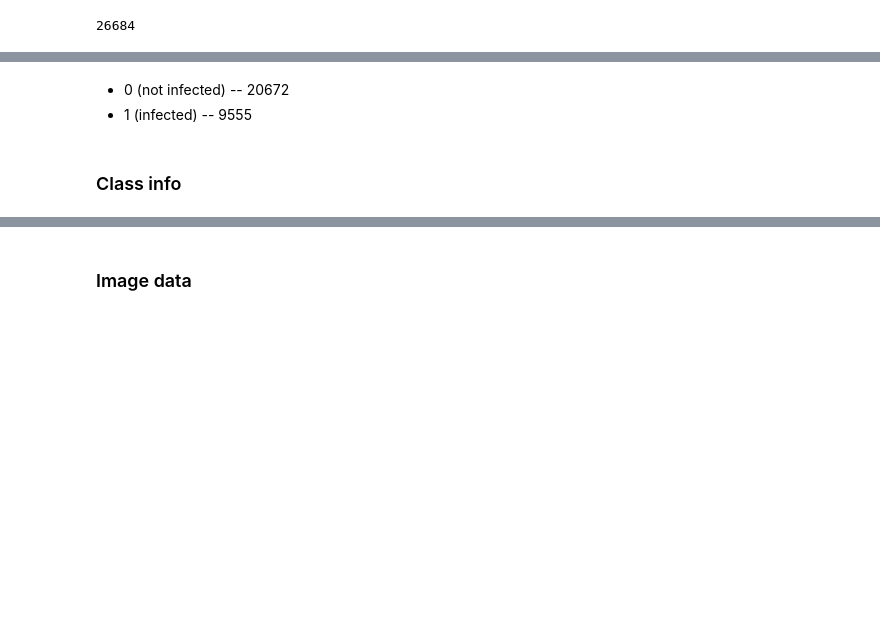
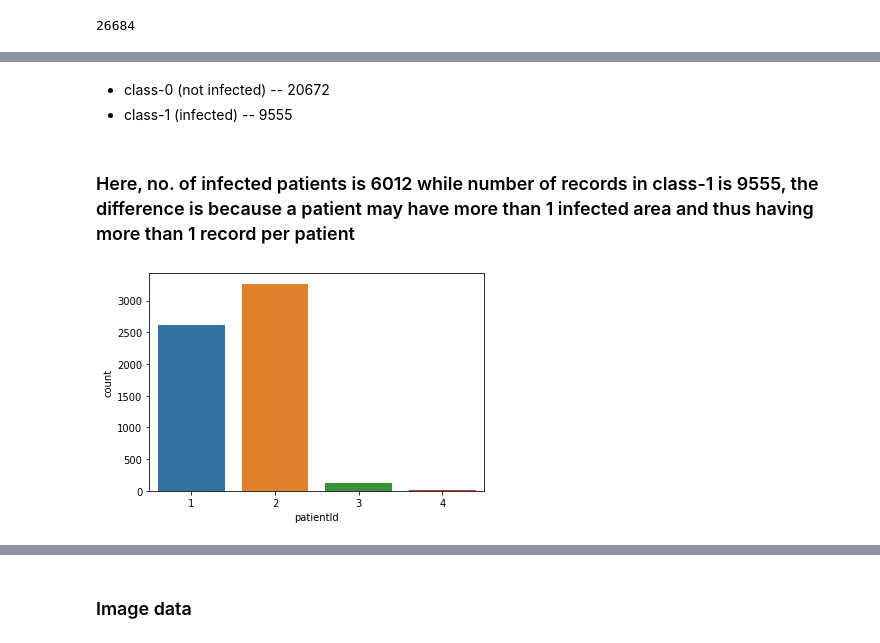
Before and after one commit to utkarsh-21st/RSNA-Pneumonia-Detection, a Jupyter notebook: notebook.ipynb, the cells around one changed output, grey strips where cells are left out. Cells and saved outputs as stored; diff of their text form; code cells hidden in the pictures; blank space fills up the shorter version.

```diff
--- a/notebook.ipynb
+++ b/notebook.ipynb
@@ -49,5 +159,3 @@ array([20672,  9555], dtype=int64)
 # %% [markdown]
-- 0 (not infected) -- 20672
-- 1 (infected)     -- 9555
+- class-0 (not infected) -- 20672
+- class-1 (infected)     -- 9555
-# %% [markdown]
-### Class info
@@ -57,0 +162,7 @@ class_info = pd.read_csv(class_info_path)
+# %% [markdown]
+### Here, no. of infected patients is 6012 while number of records in class-1 is 9555, the difference is because  a patient may have more than 1 infected area and thus having more than 1 record per patient
+# %%
+# this plot depicts the distribution of number-of-infected-area among infected patients.
+sns.countplot(labels[labels['Target']==1]['patientId'].value_counts());
+# %% [output]
+[figure, added]
```
Also changed, not shown: parts of 88 cells of this notebook.
